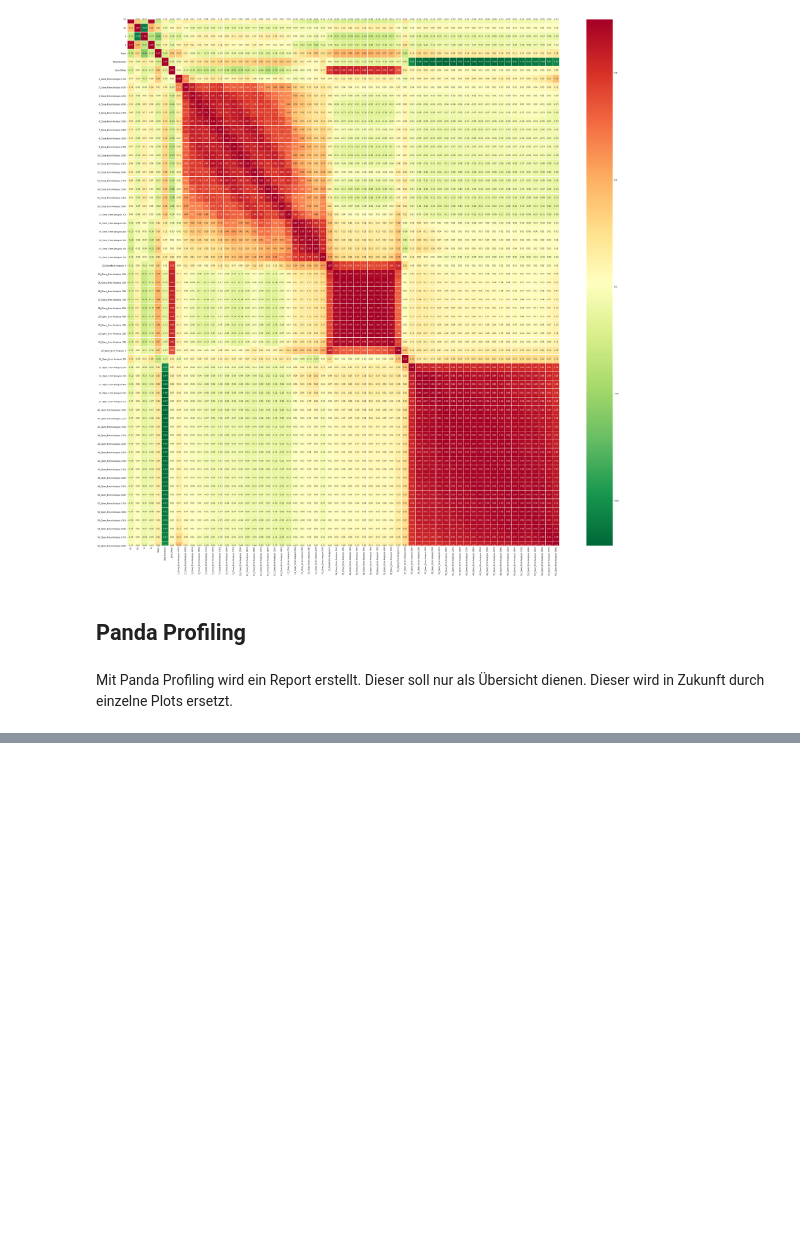
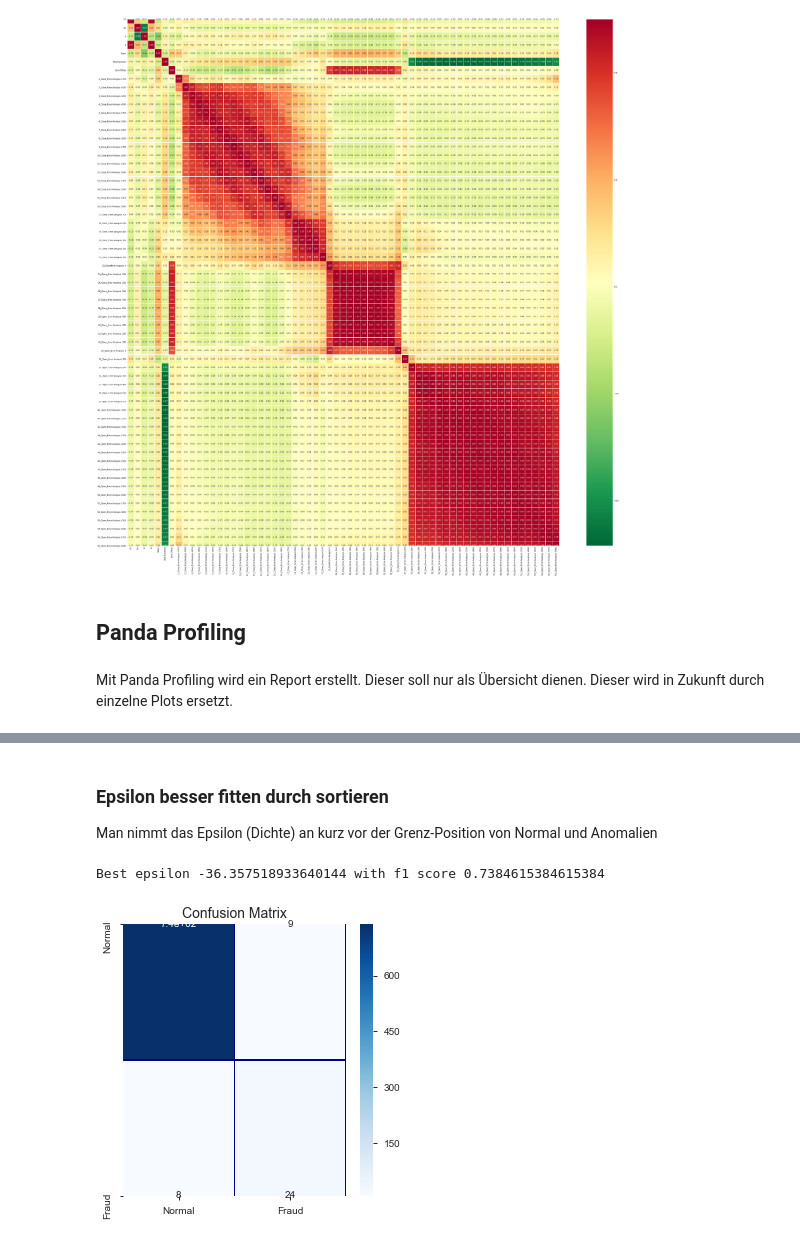
Before and after one commit to maesi/cas-ml-projekt, a Jupyter notebook: Innovationsprojekt.ipynb, the cells around one changed output, grey strips where cells are left out. Saved outputs shown, nothing was run; the diff lists cells and outputs as text; code cells hidden in the pictures; blank space fills up the shorter version.

```diff
--- a/Innovationsprojekt.ipynb
+++ b/Innovationsprojekt.ipynb
@@ -277,0 +600,5 @@ Mit Panda Profiling wird ein Report erstellt. Dieser soll nur als Übersicht die
+# %%
+def predict(X, gauss, eps):
+    densities = gauss.logpdf(X)
+    y_pred = densities < eps
+    return y_pred
@@ -277,0 +632,22 @@ Mit Panda Profiling wird ein Report erstellt. Dieser soll nur als Übersicht die
+# %% [markdown]
+### Epsilon besser fitten durch sortieren
+
+Man nimmt das Epsilon (Dichte) an kurz vor der Grenz-Position von Normal und Anomalien
+# %%
+expected_anomalies = np.uint8(y_val.sum())
+sorted_densities = np.sort(gauss.logpdf(X_val))
+best_eps = (sorted_densities[expected_anomalies] +
+            0.5 * (sorted_densities[expected_anomalies + 1] -
+                   sorted_densities[expected_anomalies]))
+
+
+y_pred = predict(X_val, gauss, best_eps)
+f1 = f1_score(y_val, y_pred, average="binary")
+print("Best epsilon {} with f1 score {}".format(best_eps, f1))
+# %% [output]
+Best epsilon -36.357518933640144 with f1 score 0.7384615384615384
+# %%
+cm = confusion_matrix(y_val, y_pred)
+plot_confusion_matrix(cm)
+# %% [output]
+[figure, added]
```
Also changed, not shown: parts of 62 cells of this notebook, 2 other files.
